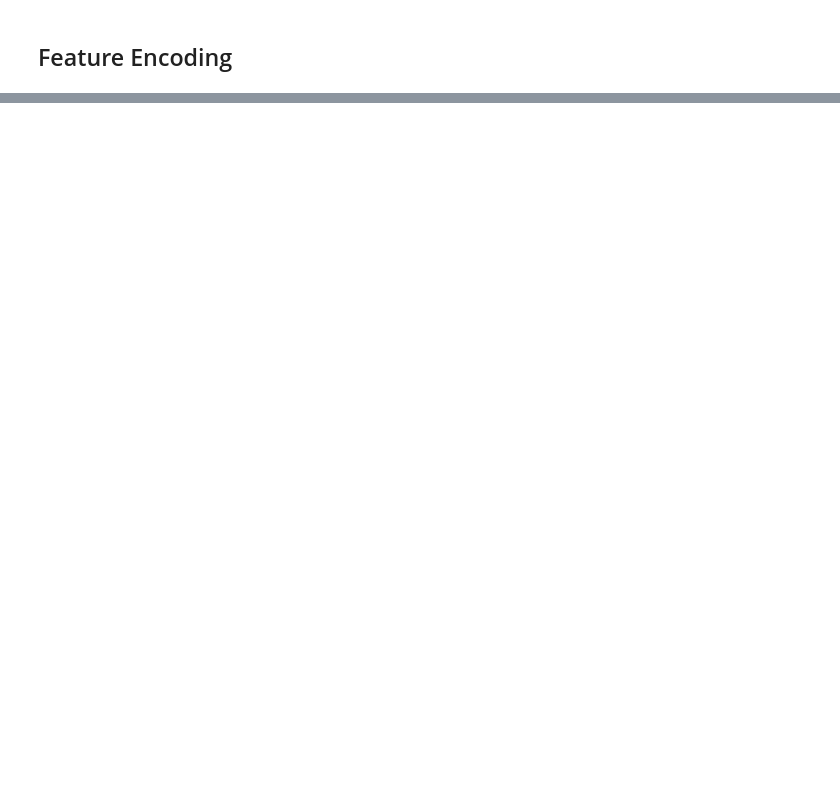
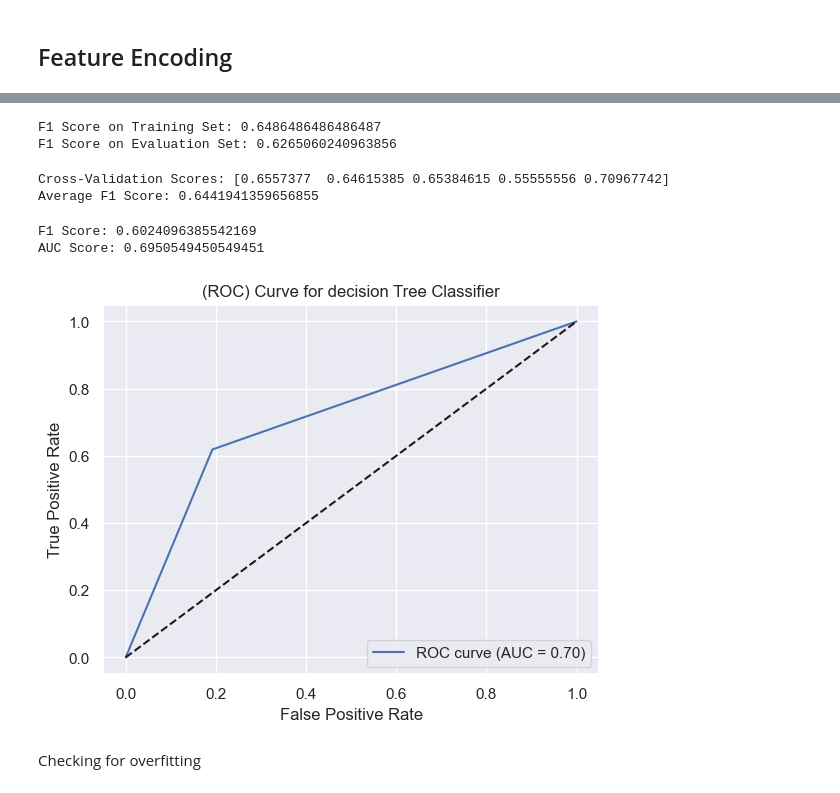
Before and after one commit to Vaniskemunto/Sepsis_Prediction_FastAPI, a Jupyter notebook: sepsis_p5.ipynb, the cells around one changed output, grey strips where cells are left out. Cells and saved outputs as stored; diff of their text form; code cells hidden in the pictures; blank space fills up the shorter version.

```diff
--- a/sepsis_p5.ipynb
+++ b/sepsis_p5.ipynb
@@ -633,0 +462,4 @@ with open ('ML_Model.pkl', 'wb') as file:
+# %%
+# Scale the data
+X_train_df = scale_data(X_train, scaler, columns)
+X_eval_df = scale_data(X_eval, scaler, columns)
@@ -633,0 +489,6 @@ with open ('ML_Model.pkl', 'wb') as file:
+# %%
+# Call the function and get the outputs
+lr_model, lr_preds, lr_f1_score, fpr, tpr, thresholds, lr_auc_score = logistic_regression_model(X_train_df, y_train, X_eval_df, y_eval)
+
+print("F1 Score:", lr_f1_score)
+print("AUC Score:", lr_auc_score)
@@ -633,0 +534,11 @@ with open ('ML_Model.pkl', 'wb') as file:
+# %%
+# Calculate F1 scores for training and evaluation sets
+Lr_train_f1_score = calculate_f1_score(lr_model, X_train_df, y_train)
+lr_eval_f1_score = calculate_f1_score(lr_model, X_eval_df, y_eval)
+
+# Print the F1 scores
+print("F1 Score on Training Set:", Lr_train_f1_score)
+print("F1 Score on Evaluation Set:", lr_eval_f1_score)
+# %% [output]
+F1 Score on Training Set: 0.6486486486486487
+F1 Score on Evaluation Set: 0.6265060240963856
@@ -633,0 +554,59 @@ with open ('ML_Model.pkl', 'wb') as file:
+# %%
+# Perform cross-validation
+def perform_cross_validation(model, X, y, cv=5, scoring='f1'):
+    # Perform cross-validation
+    cv_scores = cross_val_score(model, X, y, cv=cv, scoring=scoring)
+
+    # Calculate the average score
+    avg_score = np.mean(cv_scores)
+
+    return cv_scores, avg_score
+# Call the function with your logistic regression model and train data
+cv_scores, avg_f1_score = perform_cross_validation(lr_model, X_train_df, y_train, cv=5, scoring='f1')
+# Print the cross-validation scores and average F1 score
+print("Cross-Validation Scores:", cv_scores)
+print("Average F1 Score:", avg_f1_score)
+# %% [output]
+Cross-Validation Scores: [0.6557377  0.64615385 0.65384615 0.55555556 0.70967742]
+Average F1 Score: 0.6441941359656855
+# %%
+def evaluate_decision_tree(X_train, y_train, X_eval, y_eval):
+    # Create and fit the decision tree classifier model
+    dt_model = DecisionTreeClassifier(random_state=42)
+    dt_model.fit(X_train, y_train)
+
+    # Make predictions on the evaluation set
+    dt_pred = dt_model.predict(X_eval)
+
+    # Calculate the F1 score
+    dt_f1_score = f1_score(y_eval, dt_pred)
+
+    # Calculate the false positive rate, true positive rate, and thresholds using roc_curve
+    fpr, tpr, thresholds = roc_curve(y_eval, dt_pred)
+
+    # Calculate the AUC (Area Under the Curve)
+    dt_auc_score = roc_auc_score(y_eval, dt_pred)
+    return dt_model, dt_pred, dt_f1_score, dt_auc_score
+# %%
+# Call the function with your train and evaluation data
+dt_model, dt_pred, dt_f1_score, dt_auc_score = evaluate_decision_tree(X_train_df, y_train, X_eval_df, y_eval)
+
+print("F1 Score:", dt_f1_score)
+print("AUC Score:", dt_auc_score)
+# %% [output]
+F1 Score: 0.6024096385542169
+AUC Score: 0.6950549450549451
+# %%
+# Plot the ROC curve
+plt.figure()
+plt.plot(fpr, tpr, label='ROC curve (AUC = %0.2f)' % dt_auc_score)
+plt.plot([0, 1], [0, 1], 'k--')  # diagonal line
+plt.xlabel('False Positive Rate')
+plt.ylabel('True Positive Rate')
+plt.title('(ROC) Curve for decision Tree Classifier')
+plt.legend(loc='lower right')
+plt.show()
+# %% [output]
+[figure, added]
+# %% [markdown]
+Checking for overfitting
```
Also changed, not shown: parts of 74 cells of this notebook, 9 other files.
